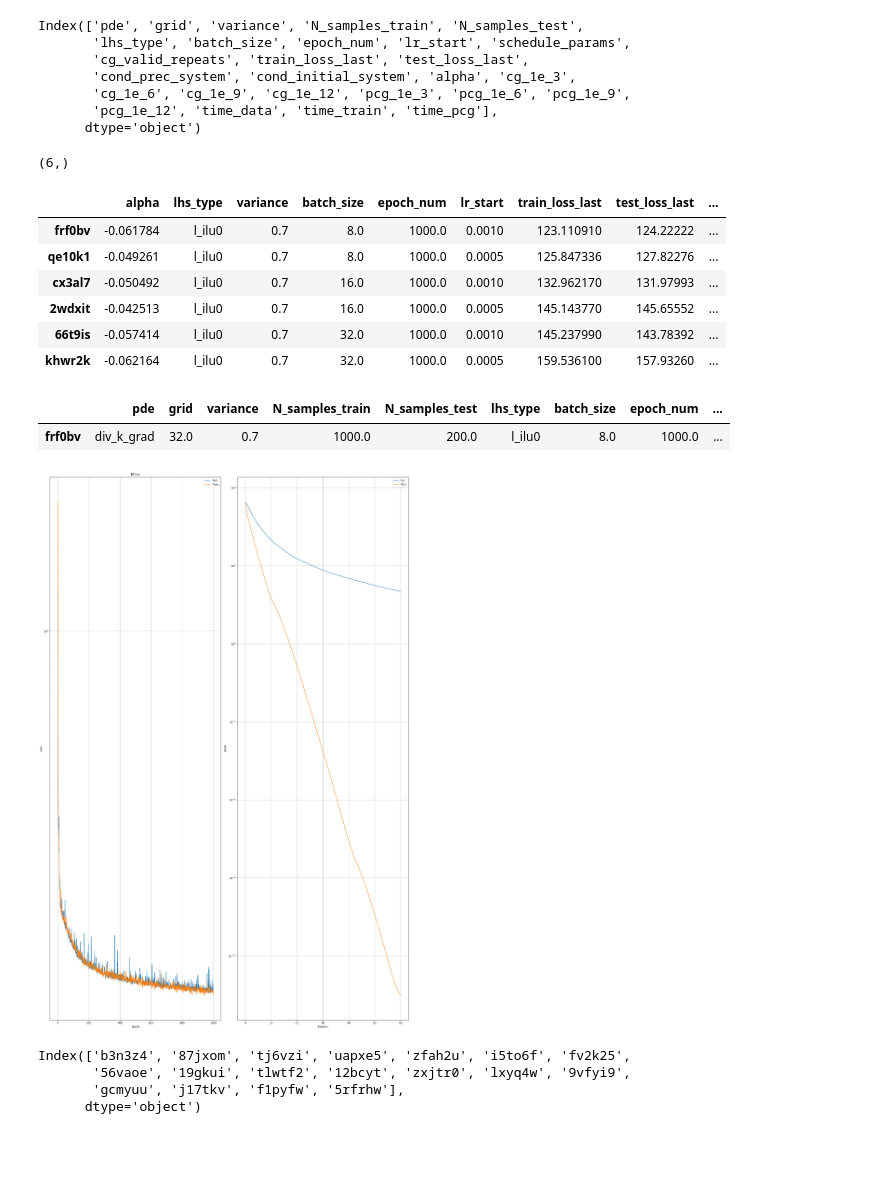
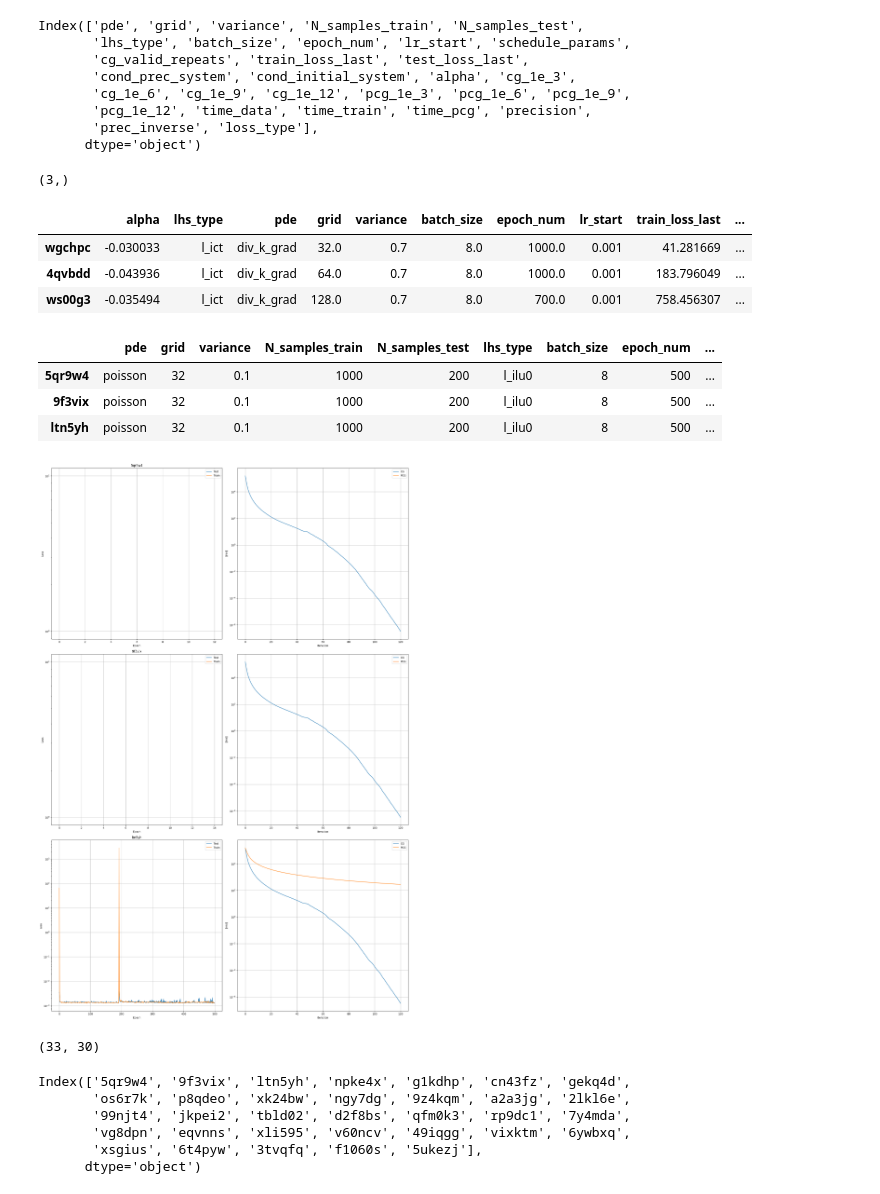
Before and after one commit to vltrifonov/PreCorrector, a Jupyter notebook: experiments/autoruns/valid_cases.ipynb, the cells around one changed output. Saved outputs shown, nothing was run; the diff lists cells and outputs as text; code cells hidden in the pictures; blank space fills up the shorter version.

```diff
--- a/experiments/autoruns/valid_cases.ipynb
+++ b/experiments/autoruns/valid_cases.ipynb
@@ -76,7 +76,7 @@ path = '/mnt/local/data/vtrifonov/prec-learning-Notay-loss/results_cases'
         axes[i, -1].set_ylabel('$\|res\|$')
         axes[i, -1].grid()
 # %%
-folder = 'div_k_grad05_128_full_dataset'
+folder = 'full_dataset_f64'
 df = read_meta_data(folder)
 # %%
 print(df.shape)
@@ -108,26 +108,26 @@ Index(['pde', 'grid', 'variance', 'N_samples_train', 'N_samples_test',
        'cg_valid_repeats', 'train_loss_last', 'test_loss_last',
        'cond_prec_system', 'cond_initial_system', 'alpha', 'cg_1e_3',
        'cg_1e_6', 'cg_1e_9', 'cg_1e_12', 'pcg_1e_3', 'pcg_1e_6', 'pcg_1e_9',
-       'pcg_1e_12', 'time_data', 'time_train', 'time_pcg'],
+       'pcg_1e_12', 'time_data', 'time_train', 'time_pcg', 'precision',
+       'prec_inverse', 'loss_type'],
       dtype='object')
 # %%
-q = "pde == 'div_k_grad' and grid == 32 and variance == 0.7 and lhs_type == 'l_ilu0' and pcg_1e_12 > 0"
+q = "pde == 'div_k_grad' and lhs_type == 'l_ict' and variance == 0.7"
 check = df.query(q).index
 print(check.shape)
-df.query(q).loc[:, ['alpha', 'lhs_type', 'variance', 'batch_size', 'epoch_num', 'lr_start', 'train_loss_last', 'test_loss_last', 'pcg_1e_3', 'pcg_1e_6', 'pcg_1e_9', 'pcg_1e_12']]
+df.query(q).loc[:, ['alpha', 'lhs_type', 'pde', 'grid', 'variance', 'batch_size', 'epoch_num', 'lr_start', 'train_loss_last', 'test_loss_last', 'pcg_1e_3', 'pcg_1e_6', 'pcg_1e_9', 'pcg_1e_12']]
 # df.query(q).loc[:, ['lhs_type']]
 # %% [output]
-(6,)
+(3,)
-|  | alpha | lhs_type | variance | batch_size | epoch_num | lr_start | train_loss_last | test_loss_last | ... |
-| frf0bv | -0.061784 | l_ilu0 | 0.7 | 8.0 | 1000.0 | 0.0010 | 123.110910 | 124.22222 | ... |
-| qe10k1 | -0.049261 | l_ilu0 | 0.7 | 8.0 | 1000.0 | 0.0005 | 125.847336 | 127.82276 | ... |
-| cx3al7 | -0.050492 | l_ilu0 | 0.7 | 16.0 | 1000.0 | 0.0010 | 132.962170 | 131.97993 | ... |
-| 2wdxit | -0.042513 | l_ilu0 | 0.7 | 16.0 | 1000.0 | 0.0005 | 145.143770 | 145.65552 | ... |
-| 66t9is | -0.057414 | l_ilu0 | 0.7 | 32.0 | 1000.0 | 0.0010 | 145.237990 | 143.78392 | ... |
-| khwr2k | -0.062164 | l_ilu0 | 0.7 | 32.0 | 1000.0 | 0.0005 | 159.536100 | 157.93260 | ... |
+|  | alpha | lhs_type | pde | grid | variance | batch_size | epoch_num | lr_start | train_loss_last | ... |
+| wgchpc | -0.030033 | l_ict | div_k_grad | 32.0 | 0.7 | 8.0 | 1000.0 | 0.001 | 41.281669 | ... |
+| 4qvbdd | -0.043936 | l_ict | div_k_grad | 64.0 | 0.7 | 8.0 | 1000.0 | 0.001 | 183.796049 | ... |
+| ws00g3 | -0.035494 | l_ict | div_k_grad | 128.0 | 0.7 | 8.0 | 700.0 | 0.001 | 758.456307 | ... |
 # %%
-parse_run(folder, ['frf0bv'], (20, 30), with_cond=False) # Second argument may be a list of idnex or 'check'
+parse_run(folder, check, (20, 30), with_cond=False) # Second argument may be a list of idnex or 'check'
 # %% [output]
 |  | pde | grid | variance | N_samples_train | N_samples_test | lhs_type | batch_size | epoch_num | ... |
-| frf0bv | div_k_grad | 32.0 | 0.7 | 1000.0 | 200.0 | l_ilu0 | 8.0 | 1000.0 | ... |
+| 5qr9w4 | poisson | 32 | 0.1 | 1000 | 200 | l_ilu0 | 8 | 500 | ... |
+| 9f3vix | poisson | 32 | 0.1 | 1000 | 200 | l_ilu0 | 8 | 500 | ... |
+| ltn5yh | poisson | 32 | 0.1 | 1000 | 200 | l_ilu0 | 8 | 500 | ... |
-[figure, old version]
+[figure, new version]
@@ -137,7 +133,0 @@ df = read_meta_data(folder)
-# %%
-df.index
-# %% [output]
-Index(['b3n3z4', '87jxom', 'tj6vzi', 'uapxe5', 'zfah2u', 'i5to6f', 'fv2k25',
-       '56vaoe', '19gkui', 'tlwtf2', '12bcyt', 'zxjtr0', 'lxyq4w', '9vfyi9',
-       'gcmyuu', 'j17tkv', 'f1pyfw', '5rfrhw'],
-      dtype='object')
@@ -143,0 +190,15 @@ Index(['b3n3z4', '87jxom', 'tj6vzi', 'uapxe5', 'zfah2u', 'i5to6f', 'fv2k25',
+# %%
+# folder = 'spai_kaporin_corrector_net'
+folder = 'spai_kaporin'
+# folder = 'full_dataset_f64'
+df = read_meta_data(folder)
+print(df.shape)
+df.index
+# %% [output]
+(33, 30)
+Index(['5qr9w4', '9f3vix', 'ltn5yh', 'npke4x', 'g1kdhp', 'cn43fz', 'gekq4d',
+       'os6r7k', 'p8qdeo', 'xk24bw', 'ngy7dg', '9z4kqm', 'a2a3jg', '2lkl6e',
+       '99njt4', 'jkpei2', 'tbld02', 'd2f8bs', 'qfm0k3', 'rp9dc1', '7y4mda',
+       'vg8dpn', 'eqvnns', 'xli595', 'v60ncv', '49iqgg', 'vixktm', '6ywbxq',
+       'xsgius', '6t4pyw', '3tvqfq', 'f1060s', '5ukezj'],
+      dtype='object')
```
Also changed, not shown: parts of 7 cells of this notebook, 18 other files.
